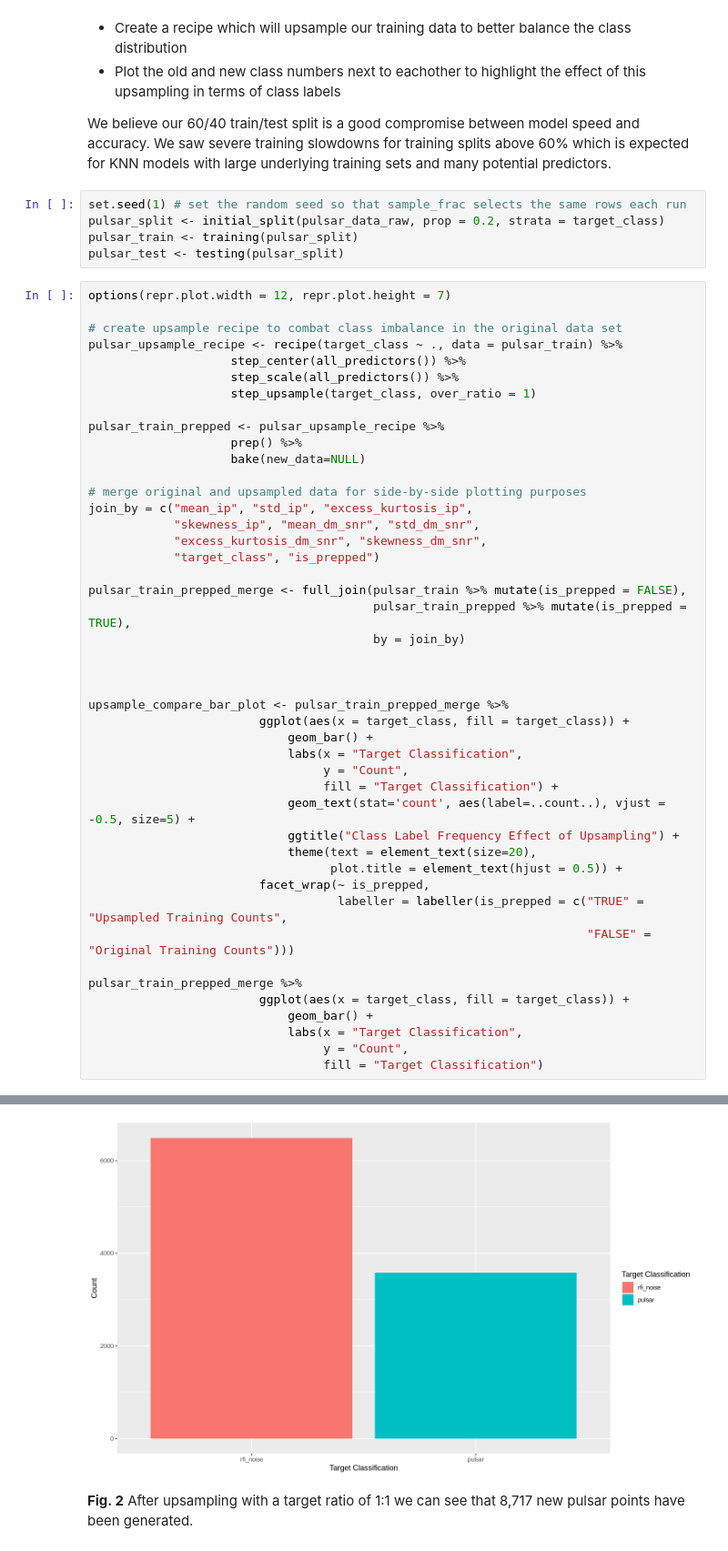
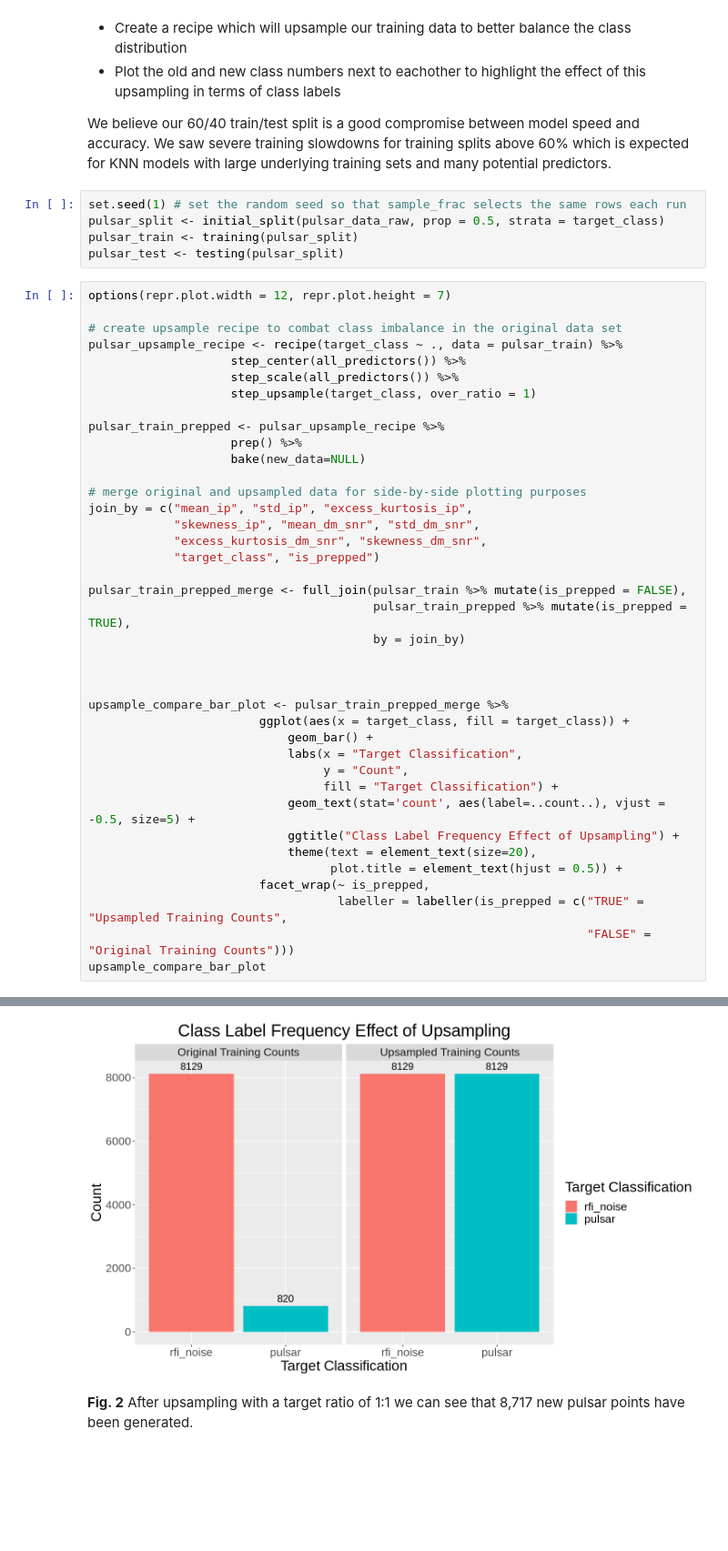
Before and after one commit to tccw/dsci100-group-project, a Jupyter notebook: group_report_pulsars.ipynb, the cells around one changed output, grey strips where cells are left out. Shown at 91% size. Saved outputs shown, nothing was run; the diff lists cells and outputs as text; blank space fills up the shorter version.

```diff
--- a/group_report_pulsars.ipynb
+++ b/group_report_pulsars.ipynb
@@ -119,7 +119,7 @@ The pulsar data is tidy, but it suffers from a large class imbalance: only ~9% o
 We believe our 60/40 train/test split is a good compromise between model speed and accuracy. We saw severe training slowdowns for training splits above 60% which is expected for KNN models with large underlying training sets and many potential predictors.
 # %%
 set.seed(1) # set the random seed so that sample_frac selects the same rows each run
-pulsar_split <- initial_split(pulsar_data_raw, prop = 0.2, strata = target_class)
+pulsar_split <- initial_split(pulsar_data_raw, prop = 0.5, strata = target_class)
 pulsar_train <- training(pulsar_split)
 pulsar_test <- testing(pulsar_split)
 # %%
@@ -160,11 +160,5 @@ upsample_compare_bar_plot <- pulsar_train_prepped_merge %>%
                         facet_wrap(~ is_prepped,
                                    labeller = labeller(is_prepped = c("TRUE" = "Upsampled Training Counts",
                                                                       "FALSE" = "Original Training Counts")))
-
-pulsar_train_prepped_merge %>%
-                        ggplot(aes(x = target_class, fill = target_class)) +
-                            geom_bar() +
-                            labs(x = "Target Classification",
-                                 y = "Count",
-                                 fill = "Target Classification")
+upsample_compare_bar_plot
 # %% [output]
@@ -171,4 +170,4 @@ pulsar_train_prepped_merge %>%
-[figure, old version]
+[figure, new version]
 # %% [markdown]
 **Fig. 2** After upsampling with a target ratio of 1:1 we can see that 8,717 new pulsar points have been generated.
 # %% [markdown]
```
Also changed, not shown: parts of 14 cells of this notebook.
